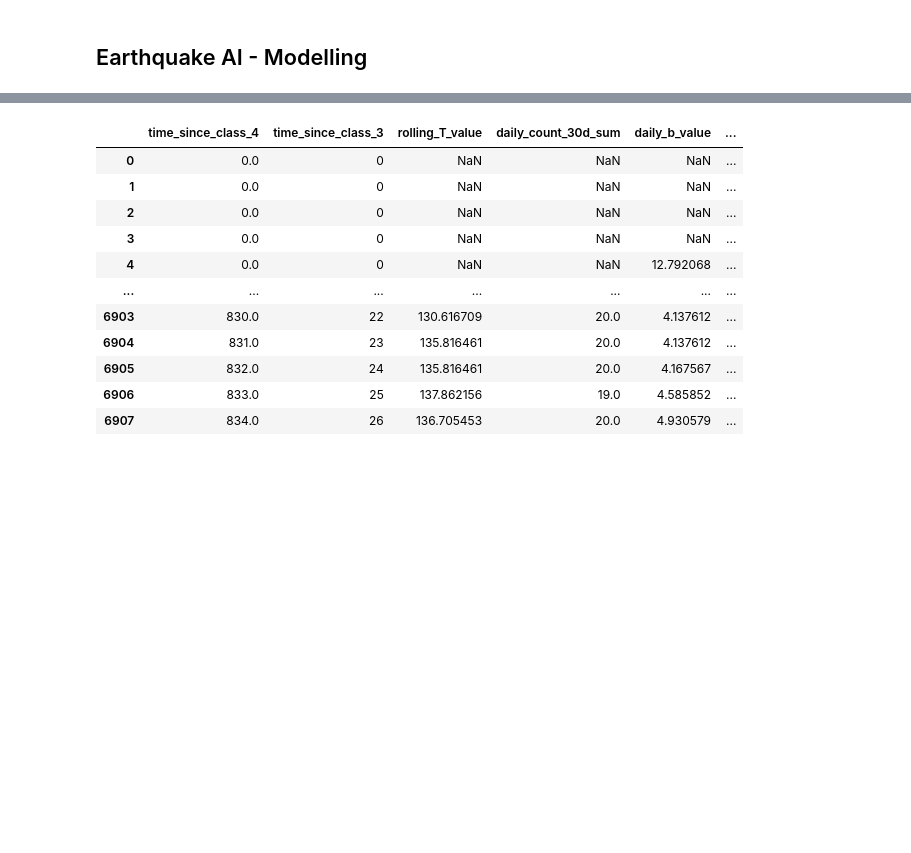
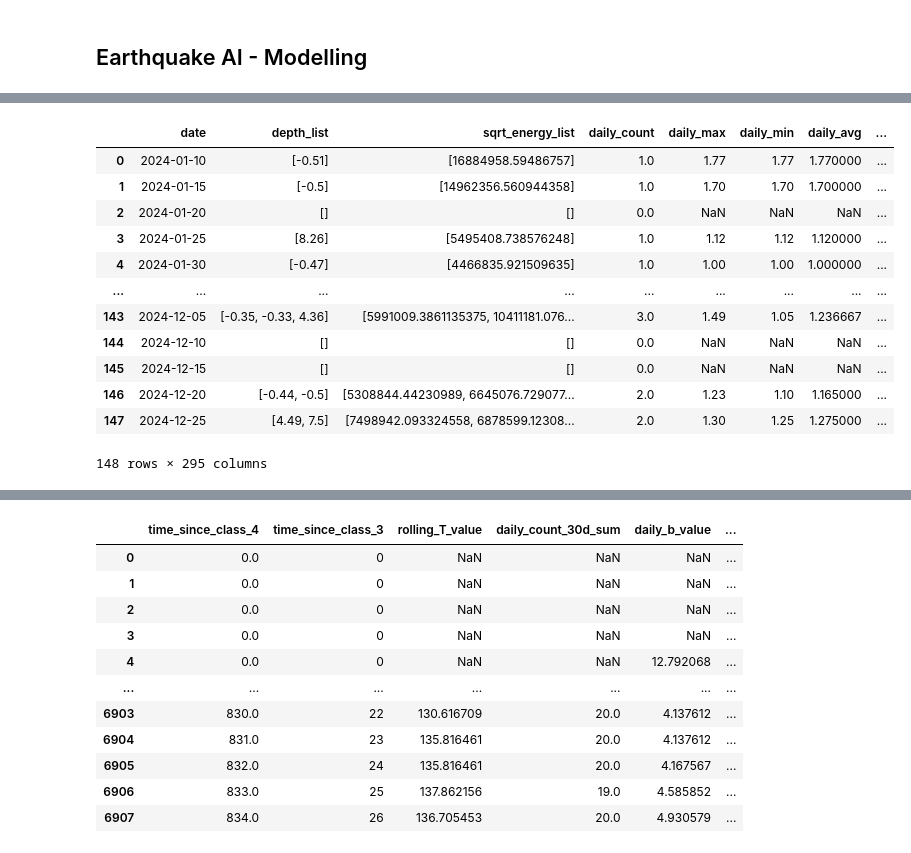
Before and after one commit to iglesiascaio/earthquake_prediction, a Jupyter notebook: notebooks/model_exploration.ipynb, the cells around one changed output, grey strips where cells are left out. Cells and saved outputs as stored; diff of their text form; code cells hidden in the pictures; blank space fills up the shorter version.

```diff
--- a/notebooks/model_exploration.ipynb
+++ b/notebooks/model_exploration.ipynb
@@ -320,0 +685,49 @@ SHAP exposition …
+# %%
+df_seismic = pd.read_pickle("data/features/SeisLMForMagnitudePrediction_sample_embeddings.pkl")
+# %%
+df_daily = df.copy()
+# 1. Expand embeddings
+embedding_dim = len(df_seismic.iloc[0]["embedding"])
+emb_cols = [f"emb_{i}" for i in range(embedding_dim)]
+df_emb = pd.DataFrame(df_seismic["embedding"].tolist(), columns=emb_cols)
+df_seismic_expanded = pd.concat(
+    [df_seismic.drop(columns=["embedding"]), df_emb], axis=1
+)
+
+# 2. Align your datetimes: drop timezone from period_end
+df_seismic_expanded["period_end"] = pd.to_datetime(
+    df_seismic_expanded["period_end"]
+).dt.tz_convert(None)
+
+df_seismic_expanded["period_end"] = pd.to_datetime(df_seismic_expanded["period_end"].dt.date)
+
+# And ensure df_daily.date is datetime (naive)
+df_daily["date"] = pd.to_datetime(df_daily["date"])
+
+# 3. Merge
+df_merged = pd.merge(
+    df_daily,
+    df_seismic_expanded.drop(columns=["period_start", "label"]),
+    left_on=["date", "station_code"],
+    right_on=["period_end", "station"],
+    how="inner"
+)
+
+# 4. Clean up
+df_merged.drop(columns=["period_end", "station"], inplace=True)
+# %%
+df_merged
+# %% [output]
+|  | date | depth_list | sqrt_energy_list | daily_count | daily_max | daily_min | daily_avg | ... |
+| 0 | 2024-01-10 | [-0.51] | [16884958.59486757] | 1.0 | 1.77 | 1.77 | 1.770000 | ... |
+| 1 | 2024-01-15 | [-0.5] | [14962356.560944358] | 1.0 | 1.70 | 1.70 | 1.700000 | ... |
+| 2 | 2024-01-20 | [] | [] | 0.0 | NaN | NaN | NaN | ... |
+| 3 | 2024-01-25 | [8.26] | [5495408.738576248] | 1.0 | 1.12 | 1.12 | 1.120000 | ... |
+| 4 | 2024-01-30 | [-0.47] | [4466835.921509635] | 1.0 | 1.00 | 1.00 | 1.000000 | ... |
+| ... | ... | ... | ... | ... | ... | ... | ... | ... |
+| 143 | 2024-12-05 | [-0.35, -0.33, 4.36] | [5991009.3861135375, 10411181.076... | 3.0 | 1.49 | 1.05 | 1.236667 | ... |
+| 144 | 2024-12-10 | [] | [] | 0.0 | NaN | NaN | NaN | ... |
+| 145 | 2024-12-15 | [] | [] | 0.0 | NaN | NaN | NaN | ... |
+| 146 | 2024-12-20 | [-0.44, -0.5] | [5308844.44230989, 6645076.729077... | 2.0 | 1.23 | 1.10 | 1.165000 | ... |
+| 147 | 2024-12-25 | [4.49, 7.5] | [7498942.093324558, 6878599.12308... | 2.0 | 1.30 | 1.25 | 1.275000 | ... |
+148 rows × 295 columns
```
Also changed, not shown: parts of 8 cells of this notebook.
